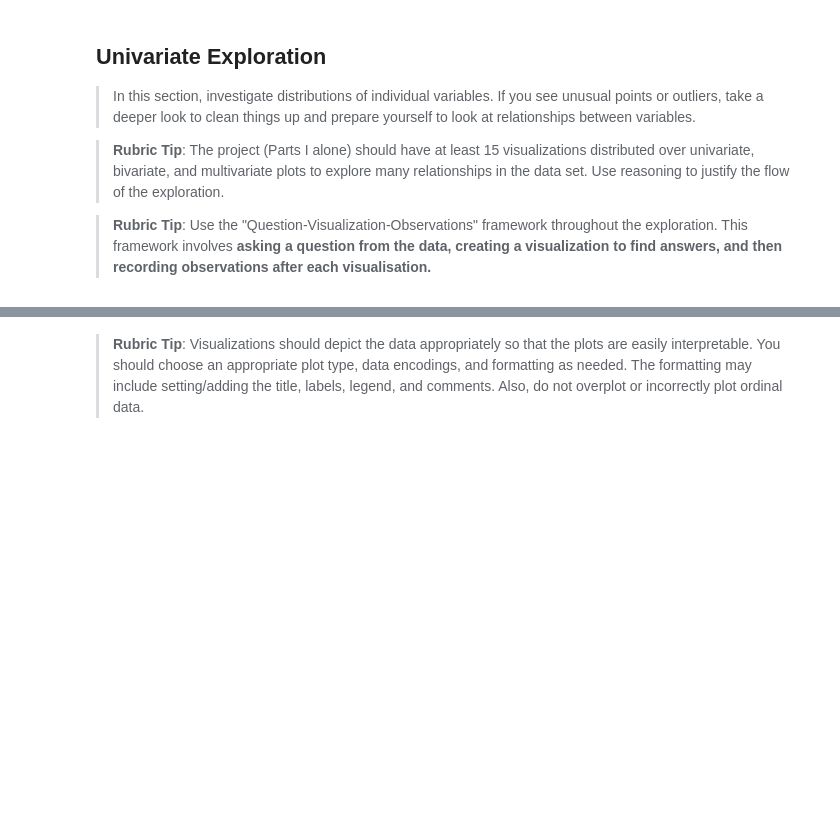
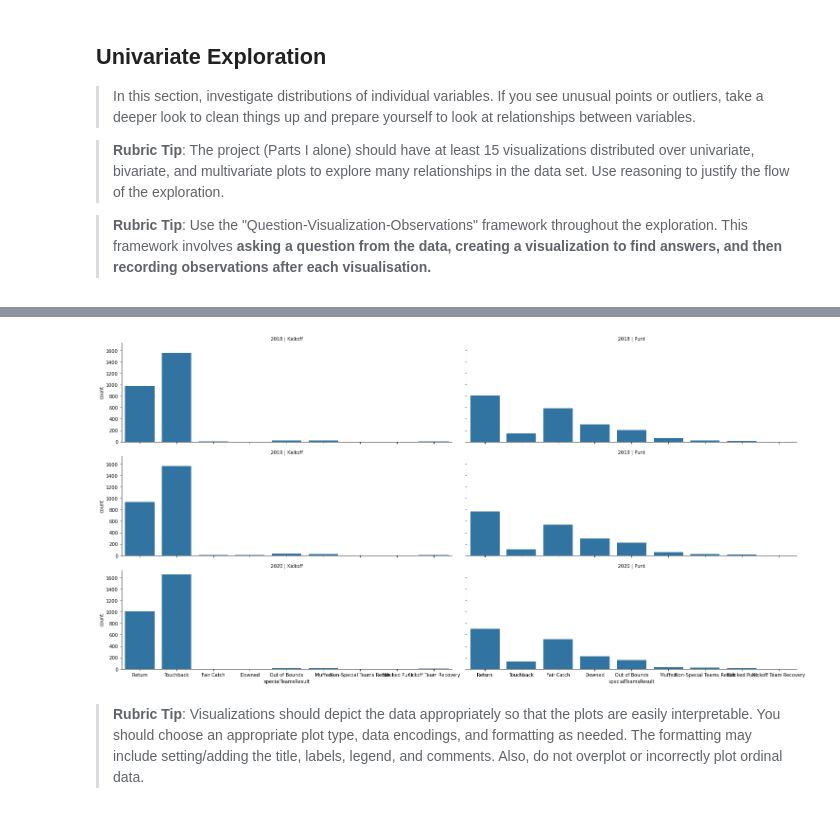
Before and after one commit to dkrejcarek/punt_analysis, a Jupyter notebook: Part_I_exploration_template.ipynb, the cells around one changed output, grey strips where cells are left out. Saved outputs shown, nothing was run; the diff lists cells and outputs as text; code cells hidden in the pictures; blank space fills up the shorter version.

```diff
--- a/Part_I_exploration_template.ipynb
+++ b/Part_I_exploration_template.ipynb
@@ -79,0 +120,4 @@ and prepare yourself to look at relationships between variables.
+# %%
+# add on the season to the dataset
+plays_returnable = plays_returnable.merge(games, on = 'gameId', how='left')
+plays_returnable.info()
@@ -80,3 +162,11 @@ and prepare yourself to look at relationships between variables.
+# %%
+# Display the play results based on the season (Row) and also on the type (col)
+order = plays_returnable.specialTeamsResult.value_counts().index
+g = sb.FacetGrid(data = plays_returnable, row = 'season', col = 'specialTeamsPlayType', height=3.5, aspect=3)
+g.map(sb.countplot, 'specialTeamsResult', orient = 'h', color=BASE_COLOR, order = order );
+g.set_titles(col_template = '{col_name}', row_template='{row_name}');
+# %% [output]
+[figure, added]
 # %% [markdown]
 
 
```
Also changed, not shown: parts of 6 cells of this notebook.
